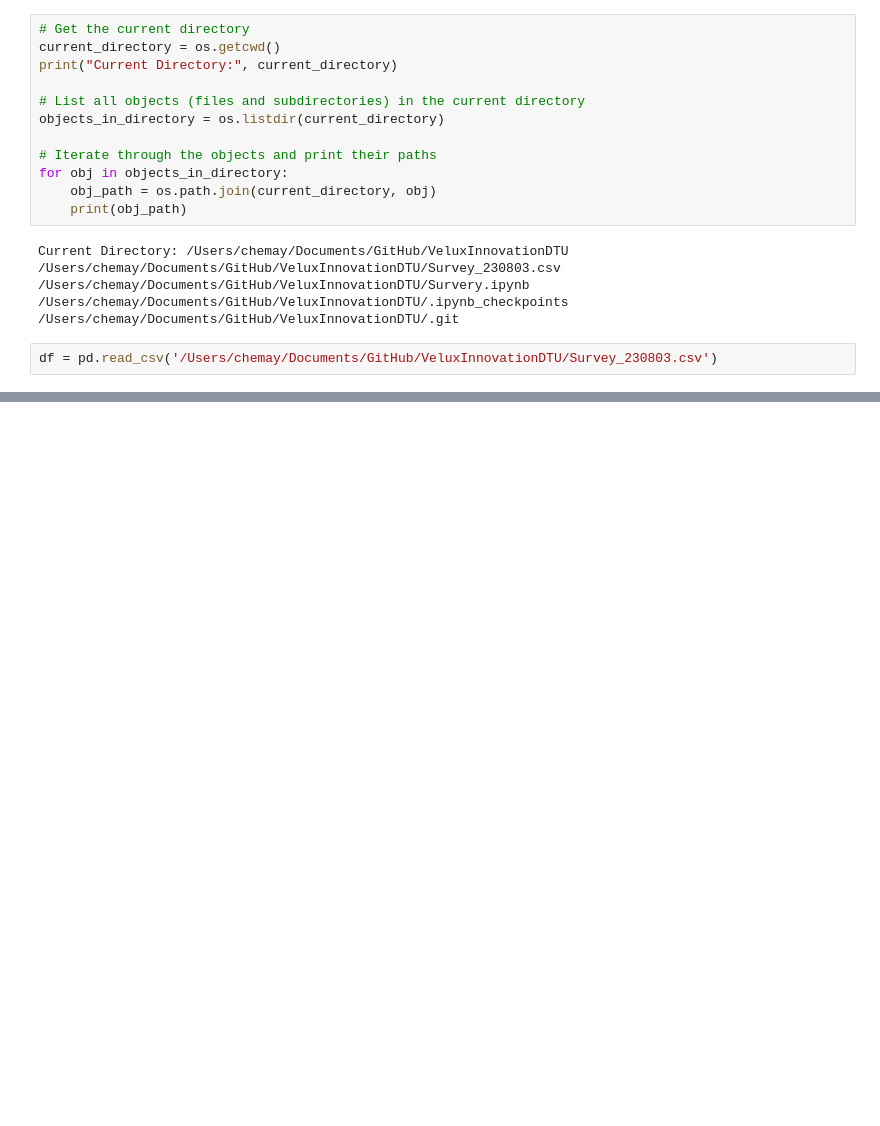
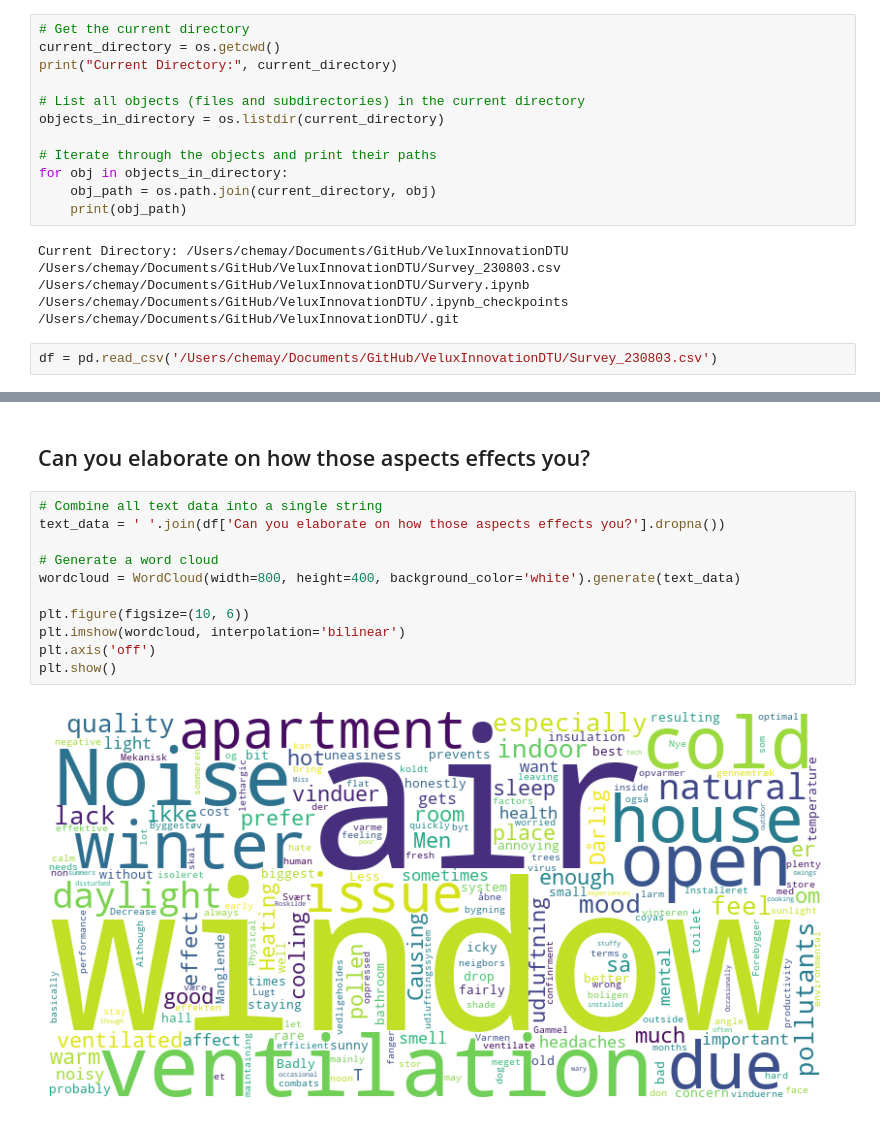
Before and after one commit to chozillla/VeluxInnovationDTU, a Jupyter notebook: Survery.ipynb, the cells around one changed output, grey strips where cells are left out. Saved outputs shown, nothing was run; the diff lists cells and outputs as text; blank space fills up the shorter version.

Commit message:
word cloud

```diff
--- a/Survery.ipynb
+++ b/Survery.ipynb
@@ -47,0 +66,15 @@ df.head
+# %% [markdown]
+## Can you elaborate on how those aspects effects you?
+# %%
+# Combine all text data into a single string
+text_data = ' '.join(df['Can you elaborate on how those aspects effects you?'].dropna())
+
+# Generate a word cloud
+wordcloud = WordCloud(width=800, height=400, background_color='white').generate(text_data)
+
+plt.figure(figsize=(10, 6))
+plt.imshow(wordcloud, interpolation='bilinear')
+plt.axis('off')
+plt.show()
+# %% [output]
+[figure, added]
```
Also changed, not shown: parts of 6 cells of this notebook.
